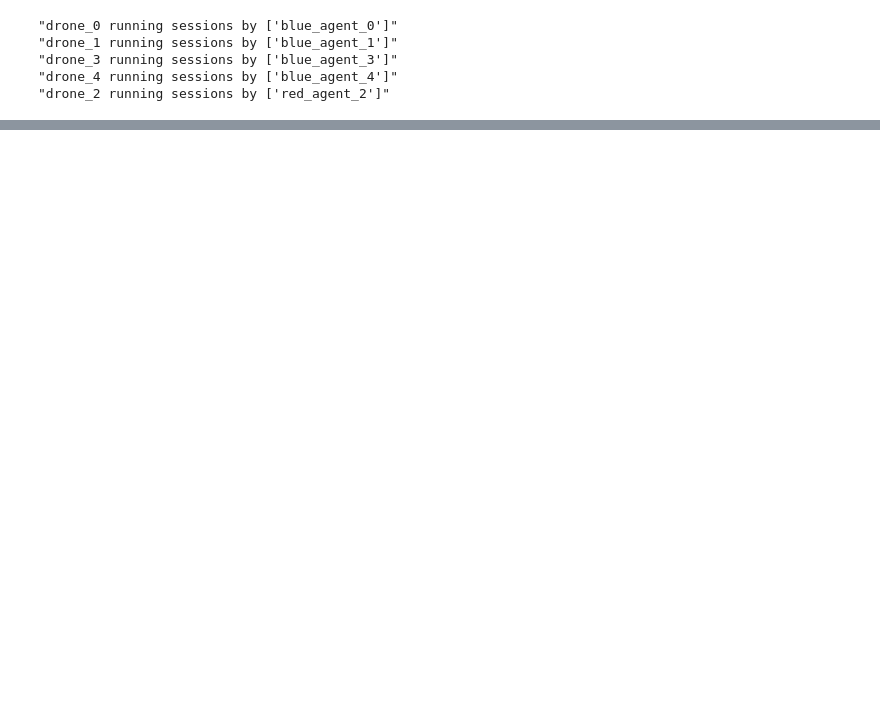
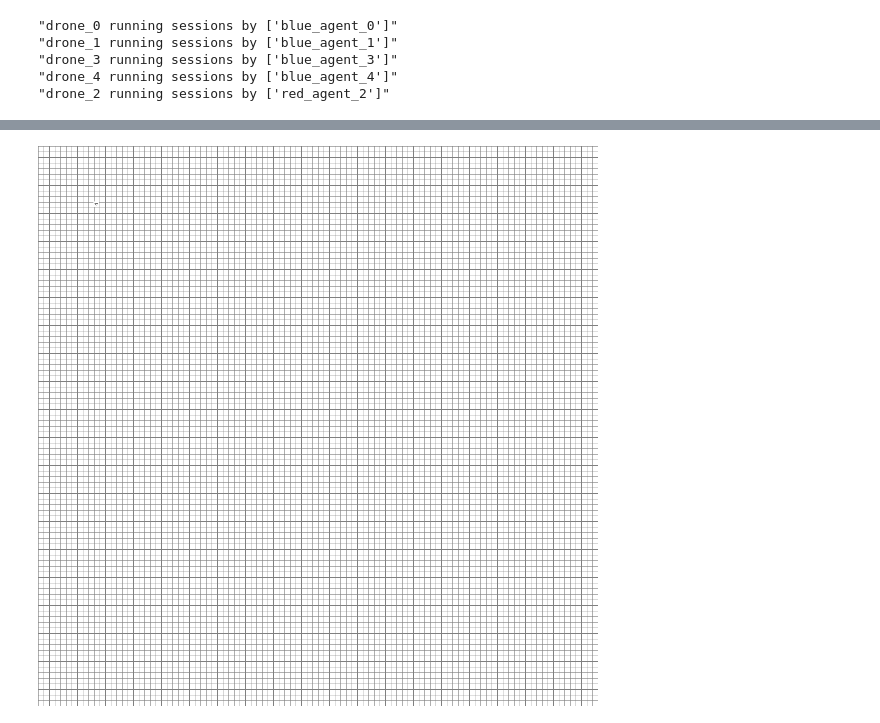
Before and after one commit to alan-turing-institute/DS-M3-CybORG, a Jupyter notebook: demo.ipynb, the cells around one changed output, grey strips where cells are left out. Cells and saved outputs as stored; diff of their text form; code cells hidden in the pictures; blank space fills up the shorter version.

Commit message:
Draw drones on grid

```diff
--- a/demo.ipynb
+++ b/demo.ipynb
@@ -136,14 +128,3 @@ drone_sessions = get_drone_sessions(blues+reds, verbose=True)
 "drone_3 running sessions by ['blue_agent_3']"
 "drone_4 running sessions by ['blue_agent_4']"
 "drone_2 running sessions by ['red_agent_2']"
-# %%
-# print(wrapped_cyborg.env.environment_controller.get_connected_agents(reds[0]))
-# pprint("Blue: \n{}".format(cyborg.get_agent_state("blue_agent_1")))
-# pprint(cyborg.get_agent_state("blue_agent_0"))
-# cyborg.get_observation("red_agent_0")
-# wrapped_cyborg.get_action_space("red_agent_0")
-
-
-
-p = get_drone_position("blue_agent_0", verbose=True)
-# print("Red: {}".format(cyborg.get_agent_state("red_agent_1")))
@@ -424,32 +535,36 @@ def draw_grid(num_rows, num_cols)->Image:
   # Draw some lines
   draw = ImageDraw.Draw(image)
   y_start = 0
   y_end = image.height
   x_start = 0
   x_end = image.width
 
   step_size_col = int(image.width / num_cols)
   step_size_row = int(image.height / num_rows)
 
   for x in range(0, image.width, step_size_col):
       line = ((x, x_start), (x, x_end))
       draw.line(line, fill=128)
 
   for y in range(0, image.height, step_size_row):
       line = ((y_start, y), (y_end,y))
       draw.line(line, fill=128)
 
   del draw
   return image
 
-def draw_drones(background:Image, x:int, y:int)->Image:
+def draw_drone(background:Image, x:int, y:int)->Image:
    drone_image = Image.open("blue_drone.png")
    drone_width = int(width / num_cols)
    drone_height = int(height / num_cols)
    drone_resized = drone_image.resize((drone_width, drone_height))
    background.paste(drone_resized, (x,y))
    return background
 
 grid = draw_grid(num_cols,num_rows)
-state_of_play = draw_drones(grid, 0,0)
+
+for d, p in positions.items():
+  state_of_play = draw_drone(grid, 99,99)
 display(state_of_play)
+# %% [output]
+[figure, added]
```
Also changed, not shown: parts of 21 cells of this notebook.
